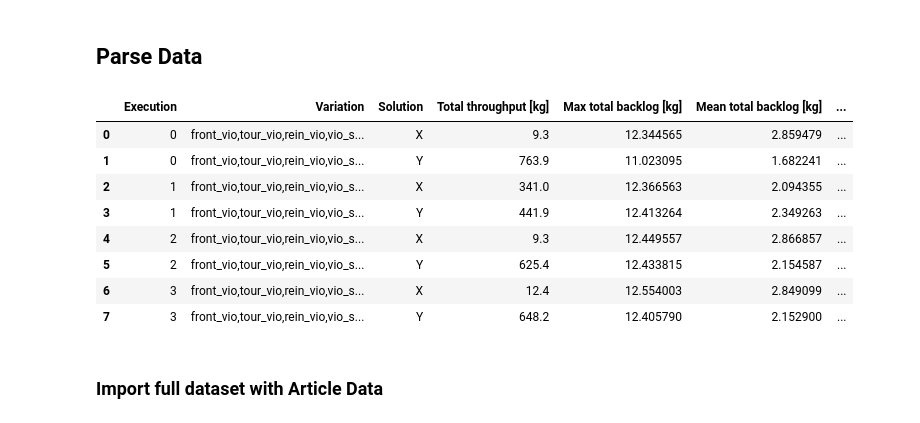
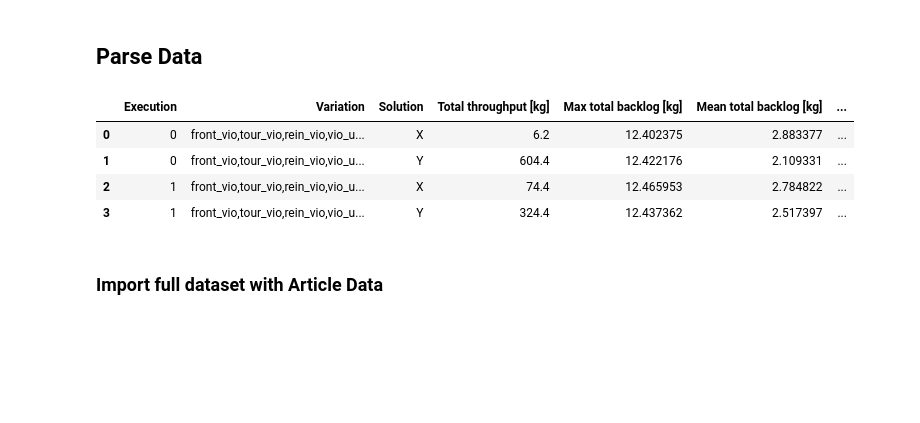
Before and after one commit to DTKx/capacityplanpy, a Jupyter notebook: 02_implementacao/reproduction.ipynb, the cells around one changed output. Cells and saved outputs as stored; diff of their text form; code cells hidden in the pictures; blank space fills up the shorter version.

```diff
--- a/02_implementacao/reproduction.ipynb
+++ b/02_implementacao/reproduction.ipynb
@@ -24,50 +24,46 @@ root_path_data="C:\\Users\\Debora\\Documents\\01_UFU_local\\01_comp_evolutiva\\0
 #     outfile.write(tabela_df.to_latex(index=False))
 
 # Open pickle Exec
-# file_name='v_0_exec.pkl'
-file_name='step_v_0step_exec.pkl'
+file_name='v_0_exec.pkl'
+# file_name='step_v_0step_exec.pkl'
 path=root_path_data+file_name
 infile = open(path,'rb')
 ds_exec= pickle.load(infile)
 infile.close()
 
 # Open pickle dict class object pop
-# file_name='v_0_id.pkl'
-file_name='step_v_0_id.pkl'
+file_name='v_0_id.pkl'
+# file_name='step_v_0_id.pkl'
 path=root_path_data+file_name
 infile = open(path,'rb')
 ds_ind= pickle.load(infile)
 infile.close()
 
 # Unpack Data Execution
 # values_exec=[]
 # for key,value in ds_exec.items():
 #     # headers=["Execution","Variant","Hipervolume","Pareto Front"]
 #     values_exec.append([key[1],value[0],value[1],value[2]])
 headers=["Execution","Variant","Hipervolume","Pareto Front"]
 df_exec=pd.DataFrame(ds_exec,columns=headers)
 
 # Unpack Data per Ind
 # values_ind=[]
 # for key,value in ds_ind.items():
 #     # values_ind.append(value)
 #     values_ind.append(value[0])
 #     values_ind.append(value[1])
 # headers=["Execution","Variation","Solution","Total throughput [kg]", "Max total backlog [kg]", "Mean total backlog [kg]","std dev total backlog [kg]", "Median total backlog [kg]","Min total backlog [kg]", "P(total backlog ≤ 0 kg)","Max total inventory deficit [kg]", "Mean total inventory deficit [kg]","std dev inventory deficit [kg]", "Median total inventory deficit [kg]", "Min total inventory deficit [kg]","Batches [un]","Product label","Start of USP [date]","End of DSP [date]"]
 headers=["Execution","Variation","Solution","Total throughput [kg]", "Max total backlog [kg]", "Mean total backlog [kg]","std dev total backlog [kg]", "Median total backlog [kg]","Min total backlog [kg]", "P(total backlog ≤ 0 kg)","Max total inventory deficit [kg]", "Mean total inventory deficit [kg]","std dev inventory deficit [kg]", "Median total inventory deficit [kg]", "Min total inventory deficit [kg]","Total Deficit [kg]","Batches [un]","Product label","Start of USP [date]","End of DSP [date]"]
 
 df_ind=pd.DataFrame(ds_ind,columns=headers)
 df_ind
 # %% [output]
 |  | Execution | Variation | Solution | Total throughput [kg] | Max total backlog [kg] | Mean total backlog [kg] | ... |
-| 0 | 0 | front_vio,tour_vio,rein_vio,vio_s... | X | 9.3 | 12.344565 | 2.859479 | ... |
-| 1 | 0 | front_vio,tour_vio,rein_vio,vio_s... | Y | 763.9 | 11.023095 | 1.682241 | ... |
-| 2 | 1 | front_vio,tour_vio,rein_vio,vio_s... | X | 341.0 | 12.366563 | 2.094355 | ... |
-| 3 | 1 | front_vio,tour_vio,rein_vio,vio_s... | Y | 441.9 | 12.413264 | 2.349263 | ... |
-| 4 | 2 | front_vio,tour_vio,rein_vio,vio_s... | X | 9.3 | 12.449557 | 2.866857 | ... |
-| 5 | 2 | front_vio,tour_vio,rein_vio,vio_s... | Y | 625.4 | 12.433815 | 2.154587 | ... |
-| 6 | 3 | front_vio,tour_vio,rein_vio,vio_s... | X | 12.4 | 12.554003 | 2.849099 | ... |
-| 7 | 3 | front_vio,tour_vio,rein_vio,vio_s... | Y | 648.2 | 12.405790 | 2.152900 | ... |
+| 0 | 0 | front_vio,tour_vio,rein_vio,vio_u... | X | 6.2 | 12.402375 | 2.883377 | ... |
+| 1 | 0 | front_vio,tour_vio,rein_vio,vio_u... | Y | 604.4 | 12.422176 | 2.109331 | ... |
+| 2 | 1 | front_vio,tour_vio,rein_vio,vio_u... | X | 74.4 | 12.465953 | 2.784822 | ... |
+| 3 | 1 | front_vio,tour_vio,rein_vio,vio_u... | Y | 324.4 | 12.437362 | 2.517397 | ... |
 # %%
 # Appends to external CSV File
 
```
Also changed, not shown: parts of 3 cells of this notebook, 2 other files.
